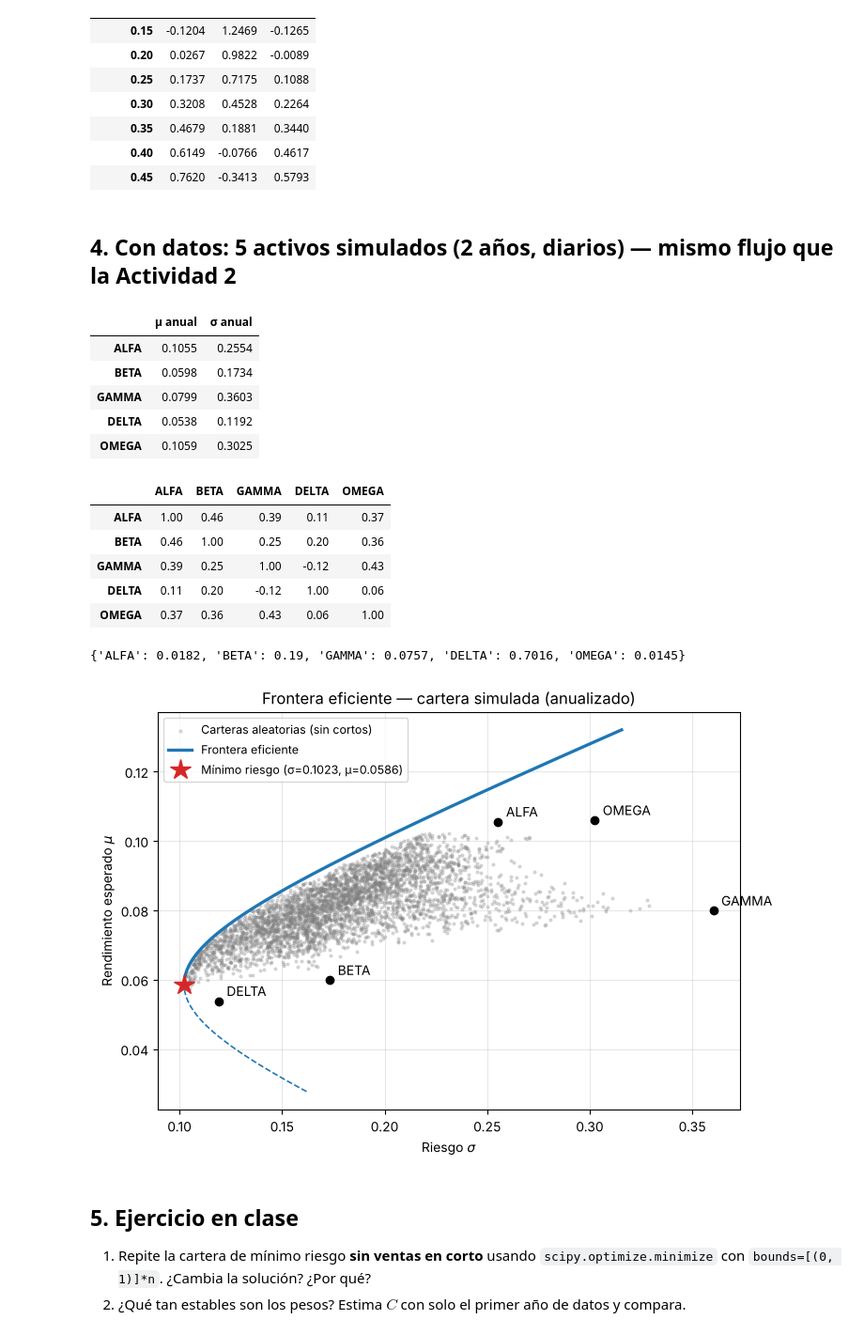
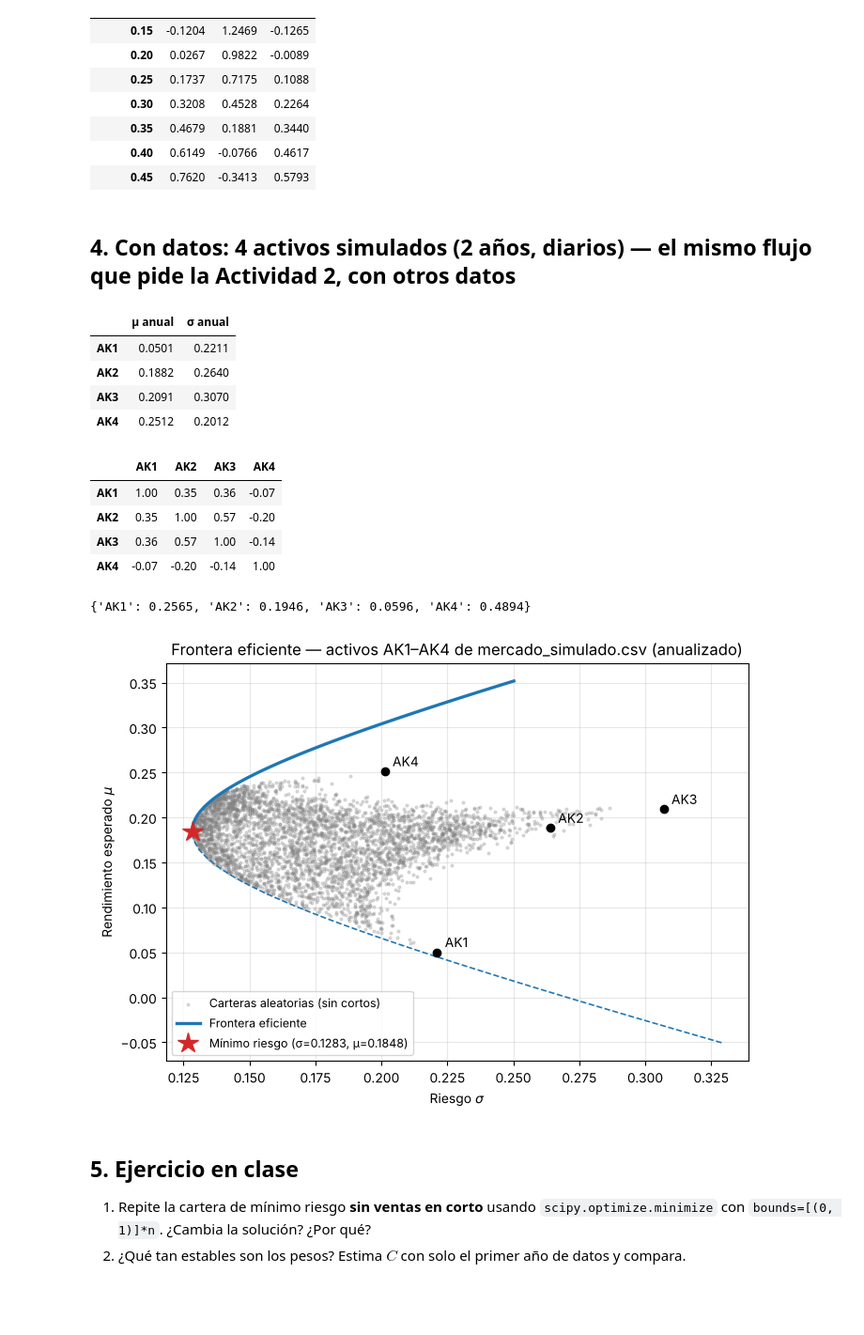
Before and after one commit to prof-rodolfo-medina/modelizacion-derivados-carteras, a Jupyter notebook: sesiones/semana-06/clase-06-carteras-minimo-riesgo-markowitz.ipynb, the cells around one changed output. Shown at 94% size. Drawn from its saved outputs; the diff is of its cells as text; code cells hidden in the pictures; blank space fills up the shorter version.

```diff
--- a/sesiones/semana-06/clase-06-carteras-minimo-riesgo-markowitz.ipynb
+++ b/sesiones/semana-06/clase-06-carteras-minimo-riesgo-markowitz.ipynb
@@ -90,34 +90,32 @@ pd.DataFrame(W, index=pd.Index(mus.round(3), name="μ objetivo"), columns=["w1",
 | 0.40 | 0.6149 | -0.0766 | 0.4617 |
 | 0.45 | 0.7620 | -0.3413 | 0.5793 |
 # %% [markdown]
-## 4. Con datos: 5 activos simulados (2 años, diarios) — mismo flujo que la Actividad 2
+## 4. Con datos: 4 activos simulados (2 años, diarios) — el mismo flujo que pide la Actividad 2, con otros datos
 # %%
-precios = mvdc.datos.cargar("cartera_simulada.csv")
+precios = mvdc.datos.cargar("mercado_simulado.csv")[["AK1", "AK2", "AK3", "AK4"]]
 R = pf.log_returns(precios)
 m5, C5 = pf.mean_cov(R, periods_per_year=252)        # anualizados
 display(pd.DataFrame({"μ anual": m5, "σ anual": np.sqrt(np.diag(C5))}, index=precios.columns).round(4))
 display(pd.DataFrame(np.corrcoef(R, rowvar=False), index=precios.columns, columns=precios.columns).round(2))
 # %% [output]
 |  | μ anual | σ anual |
-| ALFA | 0.1055 | 0.2554 |
-| BETA | 0.0598 | 0.1734 |
-| GAMMA | 0.0799 | 0.3603 |
-| DELTA | 0.0538 | 0.1192 |
-| OMEGA | 0.1059 | 0.3025 |
+| AK1 | 0.0501 | 0.2211 |
+| AK2 | 0.1882 | 0.2640 |
+| AK3 | 0.2091 | 0.3070 |
+| AK4 | 0.2512 | 0.2012 |
-|  | ALFA | BETA | GAMMA | DELTA | OMEGA |
-| ALFA | 1.00 | 0.46 | 0.39 | 0.11 | 0.37 |
-| BETA | 0.46 | 1.00 | 0.25 | 0.20 | 0.36 |
-| GAMMA | 0.39 | 0.25 | 1.00 | -0.12 | 0.43 |
-| DELTA | 0.11 | 0.20 | -0.12 | 1.00 | 0.06 |
-| OMEGA | 0.37 | 0.36 | 0.43 | 0.06 | 1.00 |
+|  | AK1 | AK2 | AK3 | AK4 |
+| AK1 | 1.00 | 0.35 | 0.36 | -0.07 |
+| AK2 | 0.35 | 1.00 | 0.57 | -0.20 |
+| AK3 | 0.36 | 0.57 | 1.00 | -0.14 |
+| AK4 | -0.07 | -0.20 | -0.14 | 1.00 |
 # %%
 w5 = pf.min_variance_weights(C5)
 print(pd.Series(w5, index=precios.columns).round(4).to_dict())
 ax = pf.plot_frontier(m5, C5, asset_labels=list(precios.columns))
-ax.set_title("Frontera eficiente — cartera simulada (anualizado)");
+ax.set_title("Frontera eficiente — activos AK1–AK4 de mercado_simulado.csv (anualizado)");
 # %% [output]
-{'ALFA': 0.0182, 'BETA': 0.19, 'GAMMA': 0.0757, 'DELTA': 0.7016, 'OMEGA': 0.0145}
+{'AK1': 0.2565, 'AK2': 0.1946, 'AK3': 0.0596, 'AK4': 0.4894}
-[figure, old version]
+[figure, new version]
 # %% [markdown]
 ## 5. Ejercicio en clase
 
```
Also changed, not shown: 9 other files.
